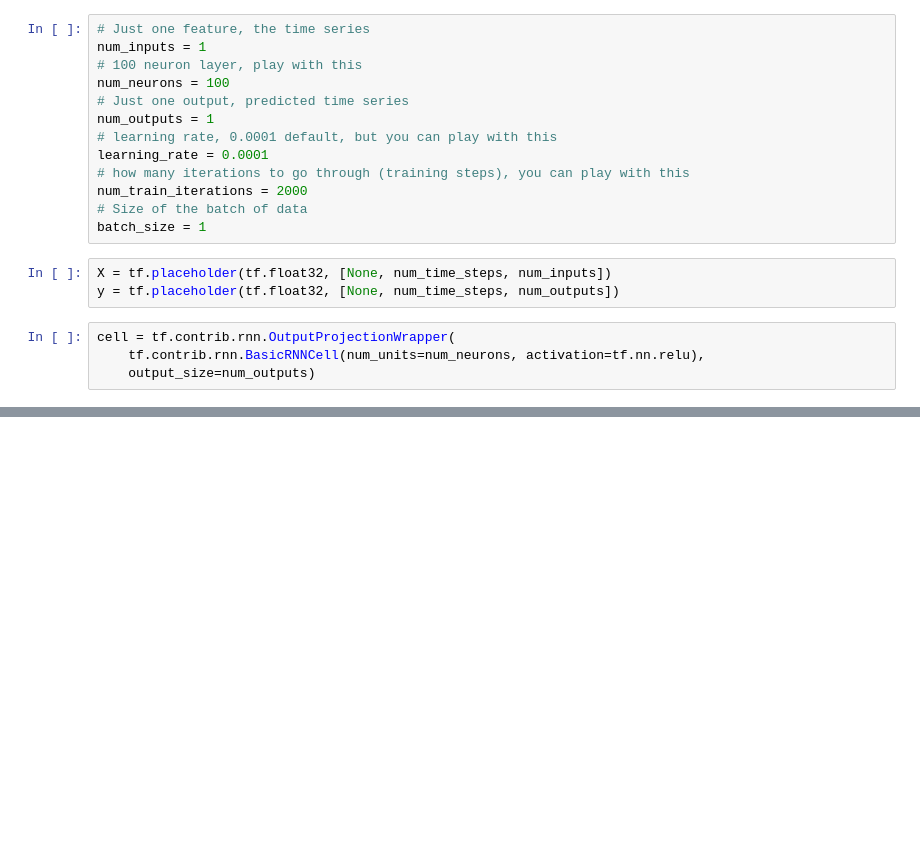
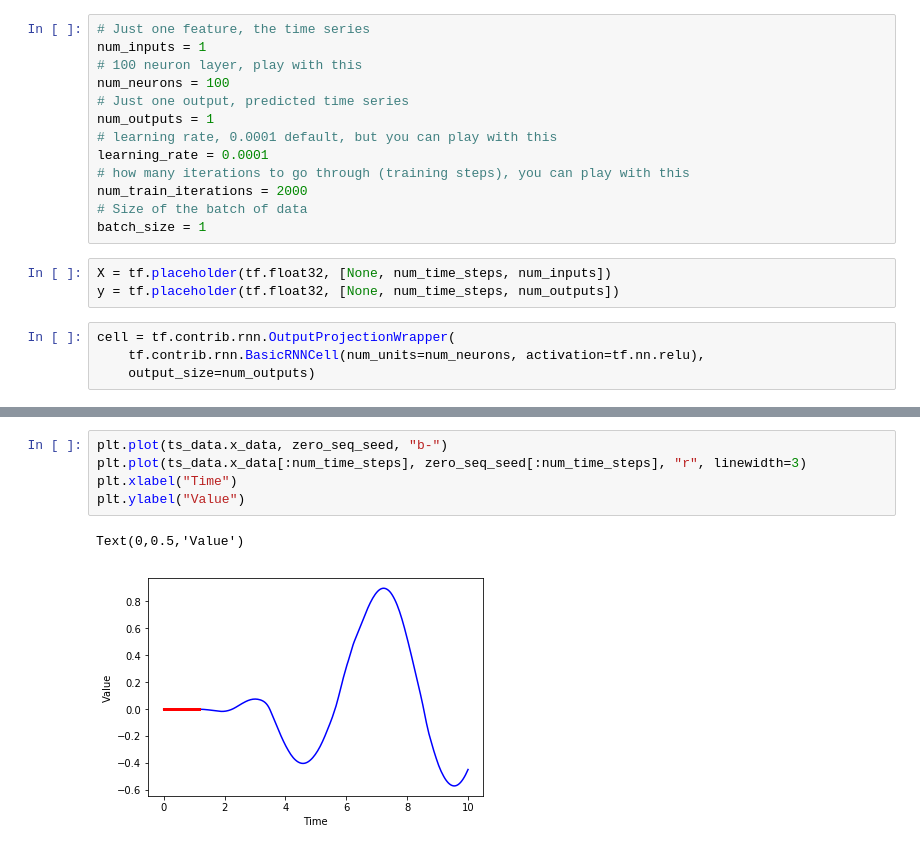
Before and after one commit to redhood95/Tensorflow-tutorial, a Jupyter notebook: RNN/RNN for time series data.ipynb, the cells around one changed output, grey strips where cells are left out. Drawn from its saved outputs; the diff is of its cells as text; blank space fills up the shorter version.

```diff
--- a/RNN/RNN for time series data.ipynb
+++ b/RNN/RNN for time series data.ipynb
@@ -96,0 +183,8 @@ cell = tf.contrib.rnn.OutputProjectionWrapper(
+# %%
+plt.plot(ts_data.x_data, zero_seq_seed, "b-")
+plt.plot(ts_data.x_data[:num_time_steps], zero_seq_seed[:num_time_steps], "r", linewidth=3)
+plt.xlabel("Time")
+plt.ylabel("Value")
+# %% [output]
+Text(0,0.5,'Value')
+[figure, added]
```
Also changed, not shown: parts of 11 cells of this notebook, 4 other files.
